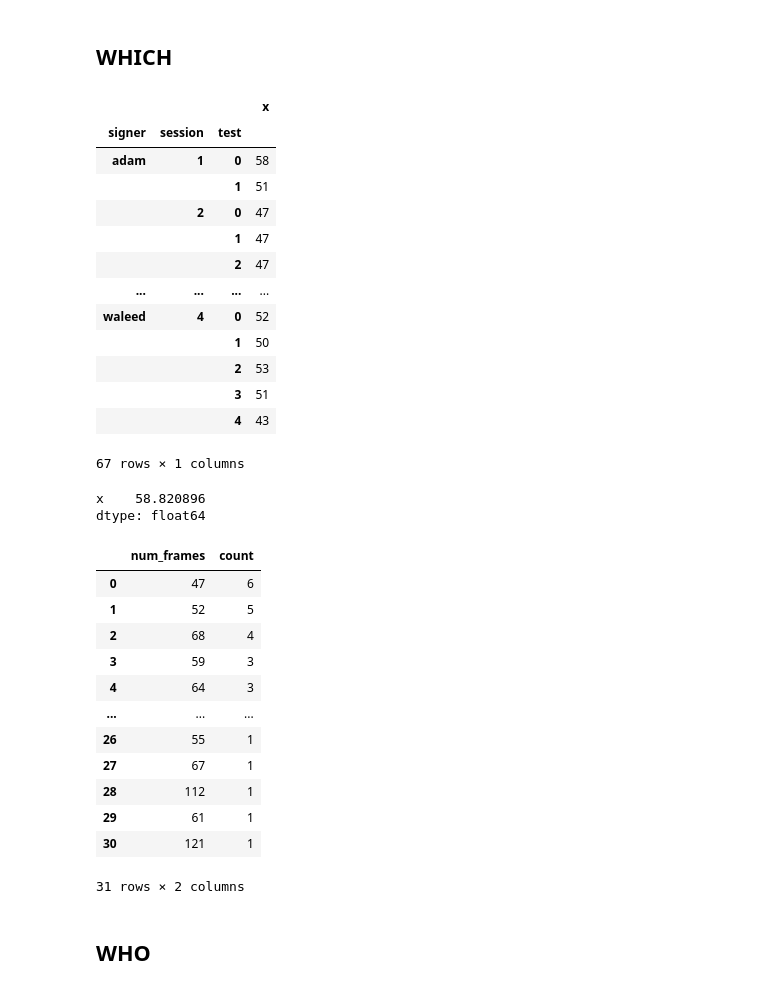
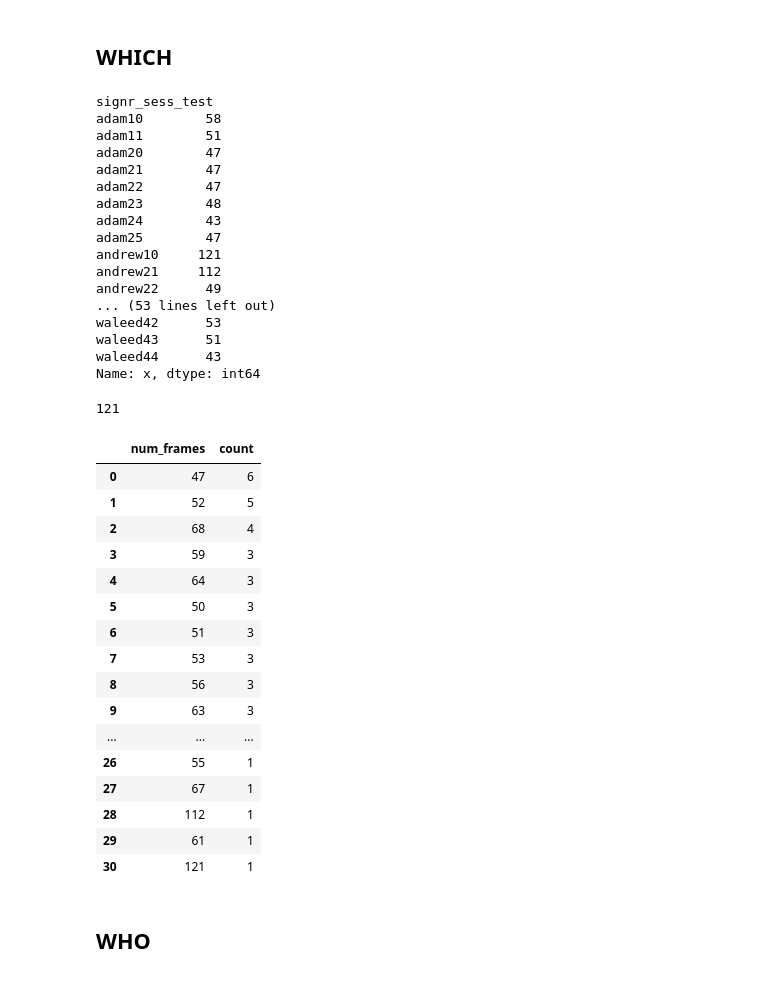
Before and after one commit to cefan-2000/DS-SF-34, a Jupyter notebook: final-project/2/DS-SF-34-Final-Project-2-Carol-Fan-5Jun2017.ipynb, the cells around one changed output. Drawn from its saved outputs; the diff is of its cells as text; code cells hidden in the pictures.

```diff
--- a/final-project/2/DS-SF-34-Final-Project-2-Carol-Fan-5Jun2017.ipynb
+++ b/final-project/2/DS-SF-34-Final-Project-2-Carol-Fan-5Jun2017.ipynb
@@ -81,6 +133,6 @@ plt.style.use('ggplot')
 import seaborn as sns
 # %%
-   # this function reads in one dataset at a time
+   # this function reads in one datafile at a time
 def read_in_file(person, session_num, sign, test_num):
     df = pd.read_csv(os.path.join('..', '..', '..', 'DS-SF-34-MyStuff', 'Australian-Sign-Language',
                                   'signs', person+session_num, sign+test_num+'.sign'), header=None)
@@ -99,8 +151,14 @@ def read_in_file(person, session_num, sign, test_num):
     df['sign'] = sign
     df['session'] = session_num
     df['test'] = test_num
+    df['signr_sess_test']=person+session_num+test_num
     df['sign_index']=range(1, len(df) + 1)
     return df
+
+   # this function cleans up the dataframe by adding a field called "num_frames"
+def add_num_frames(sign_name):
+    sign_name['num_frames'] = sign_name.groupby(['signr_sess_test'])['x'].transform('count').astype(int)
+    return sign_name
 # %% [markdown]
 ## WHAT
 # %%
@@ -595,56 +668,60 @@ def get_which():
     return which
 
 which=get_which()
-
-which['num_frames'] = which.groupby(['signer','session','test'])['x'].transform('count').astype(int)
-
-which['index']=range(1, len(which) + 1)
+add_num_frames(which)
 
     # how many frames do we have for each "which" sign?  It varies quite a bit.
-which[['signer','session','test','x']].groupby(['signer','session','test']).count()
+which[['signr_sess_test','x']].groupby(['signr_sess_test'])['x'].count()
 # %% [output]
-|  |  |  | x |
-| signer | session | test |  |
-| adam | 1 | 0 | 58 |
-|  |  | 1 | 51 |
-|  | 2 | 0 | 47 |
-|  |  | 1 | 47 |
-|  |  | 2 | 47 |
-| ... | ... | ... | ... |
-| waleed | 4 | 0 | 52 |
-|  |  | 1 | 50 |
-|  |  | 2 | 53 |
-|  |  | 3 | 51 |
-|  |  | 4 | 43 |
-67 rows × 1 columns
+signr_sess_test
+adam10        58
+adam11        51
+adam20        47
+adam21        47
+adam22        47
+adam23        48
+adam24        43
+adam25        47
+andrew10     121
+andrew21     112
+andrew22      49
+... (53 lines left out)
+waleed42      53
+waleed43      51
+waleed44      43
+Name: x, dtype: int64
 # %%
-  # 43
-#which[['signer','session','test','x']].groupby(['signer','session','test']).count().min()
+  #  43
+#which.groupby(['signr_sess_test'])['x'].count().min()
   # 121
-#which[['signer','session','test','x']].groupby(['signer','session','test']).count().max()
+which.groupby(['signr_sess_test'])['x'].count().max()
   # 58.8
-which[['signer','session','test','x']].groupby(['signer','session','test']).count().mean()
+#which.groupby(['signr_sess_test'])['x'].count().mean()
 # %% [output]
-x    58.820896
-dtype: float64
+121
 # %%
-freq_which = which.groupby(['signer','session','test'])['x'].count().value_counts().reset_index()
+   # create a table of frequencies to see how many num_frames we have
+freq_which = which.groupby(['signr_sess_test'])['x'].count().value_counts().reset_index()
 freq_which.columns = ['num_frames','count']
 freq_which
 # %% [output]
 |  | num_frames | count |
 | 0 | 47 | 6 |
 | 1 | 52 | 5 |
 | 2 | 68 | 4 |
 | 3 | 59 | 3 |
 | 4 | 64 | 3 |
+| 5 | 50 | 3 |
+| 6 | 51 | 3 |
+| 7 | 53 | 3 |
+| 8 | 56 | 3 |
+| 9 | 63 | 3 |
 | ... | ... | ... |
 | 26 | 55 | 1 |
 | 27 | 67 | 1 |
 | 28 | 112 | 1 |
 | 29 | 61 | 1 |
 | 30 | 121 | 1 |
-31 rows × 2 columns
 # %% [markdown]
 ## WHO
 # %%
```
Also changed, not shown: parts of 58 cells of this notebook.
